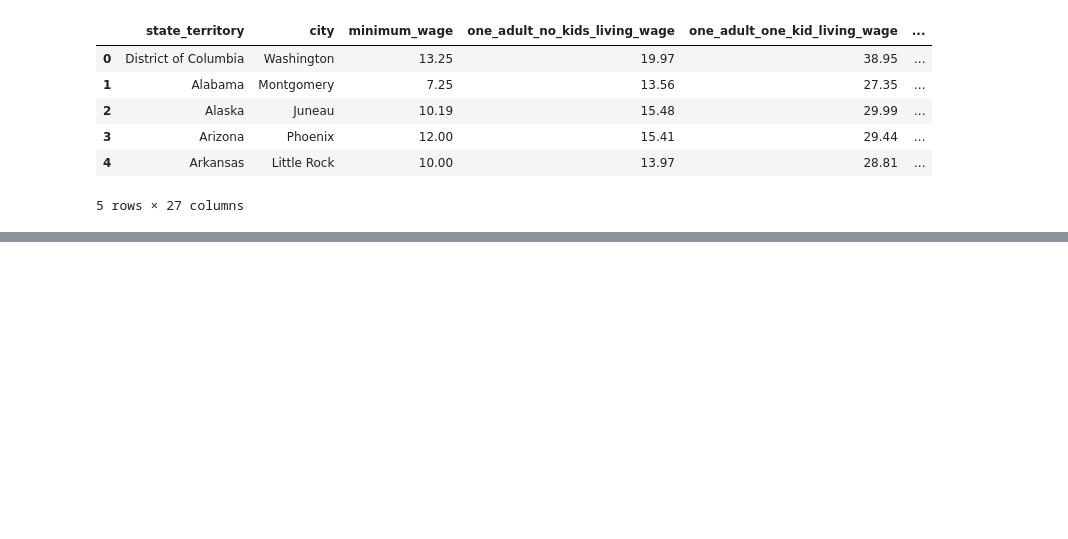
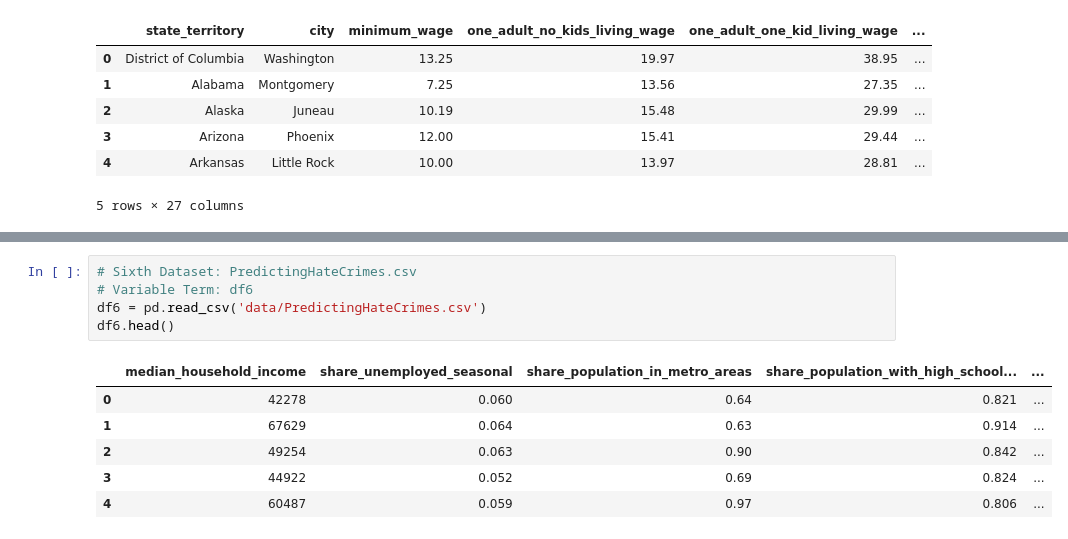
Before and after one commit to IT4063C-Fall22/final-project-AirPro, a Jupyter notebook: source.ipynb, the cells around one changed output, grey strips where cells are left out. Cells and saved outputs as stored; diff of their text form; blank space fills up the shorter version.

```diff
--- a/source.ipynb
+++ b/source.ipynb
@@ -87,0 +103,12 @@ df4.head()
+# %%
+# Sixth Dataset: PredictingHateCrimes.csv
+# Variable Term: df6
+df6 = pd.read_csv('data/PredictingHateCrimes.csv')
+df6.head()
+# %% [output]
+|  | median_household_income | share_unemployed_seasonal | share_population_in_metro_areas | share_population_with_high_school... | ... |
+| 0 | 42278 | 0.060 | 0.64 | 0.821 | ... |
+| 1 | 67629 | 0.064 | 0.63 | 0.914 | ... |
+| 2 | 49254 | 0.063 | 0.90 | 0.842 | ... |
+| 3 | 44922 | 0.052 | 0.69 | 0.824 | ... |
+| 4 | 60487 | 0.059 | 0.97 | 0.806 | ... |
```
Also changed, not shown: parts of 2 cells of this notebook.
